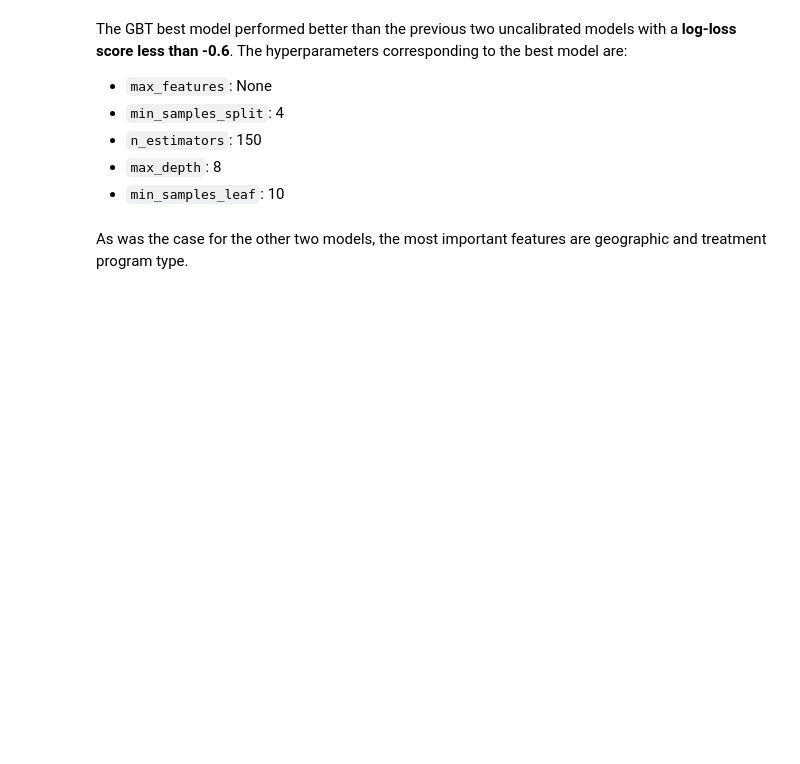
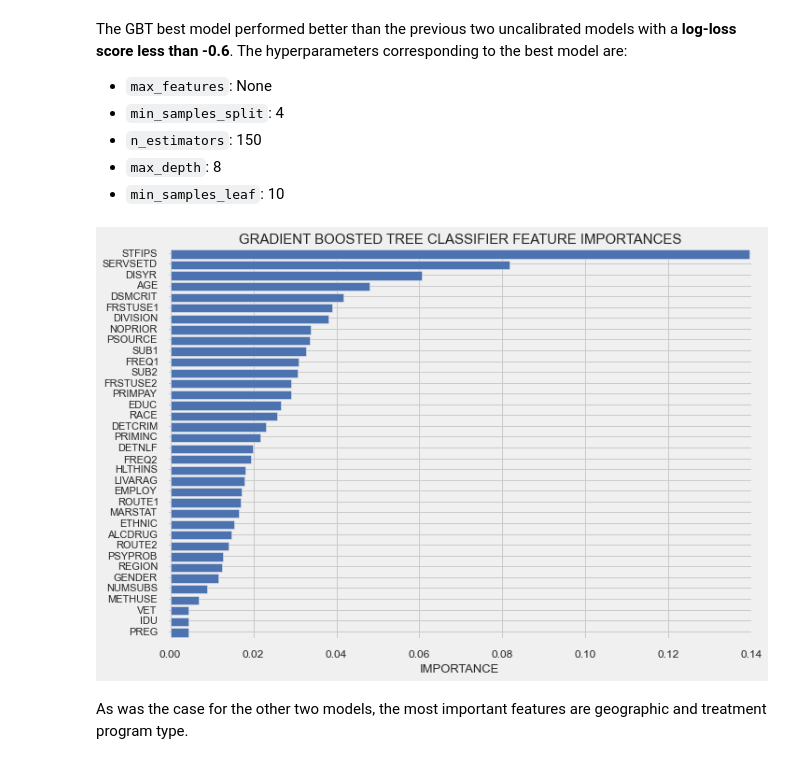
Before and after one commit to TNames/DRUG_TREATMENT_PROJECT, a Jupyter notebook: Process_Book.ipynb, the cells around one changed output. Cells and saved outputs as stored; diff of their text form; code cells hidden in the pictures; blank space fills up the shorter version.

Commit message:
Finished Plots - Pre-delete loading code

```diff
--- a/Process_Book.ipynb
+++ b/Process_Book.ipynb
@@ -1927,6 +1927,7 @@ FINAL LOG LOSS: -0.5985
 # %%
 # from sklearn.externals import joblib
 # joblib.dump(clf_GBT, 'tempdata/clf_GBT.pkl')
+clf_GBT = joblib.load('tempdata/clf_GBT.pkl')
 # %% [markdown]
 The GBT best model performed better than the previous two uncalibrated models with a **log-loss score less than -0.6**. The hyperparameters corresponding to the best model are:
 
@@ -1941,3 +1939,7 @@ feature_imp_plot('Gradient Boosted Tree Classifier', features, clf_GBT.feature_i
+# %%
+feature_imp_plot('GRADIENT BOOSTED TREE CLASSIFIER', features, clf_GBT.feature_importances_)
+# %% [output]
+[figure, added]
 # %% [markdown]
 As was the case for the other two models, the most important features are geographic and treatment program type.
 # %% [markdown]
```
Also changed, not shown: parts of 4 cells of this notebook.
